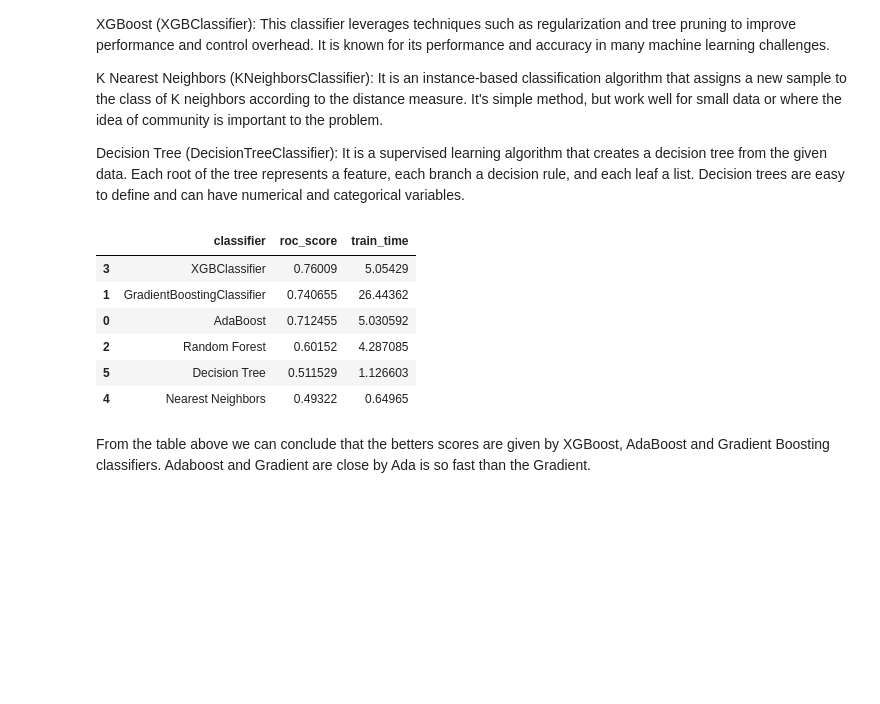
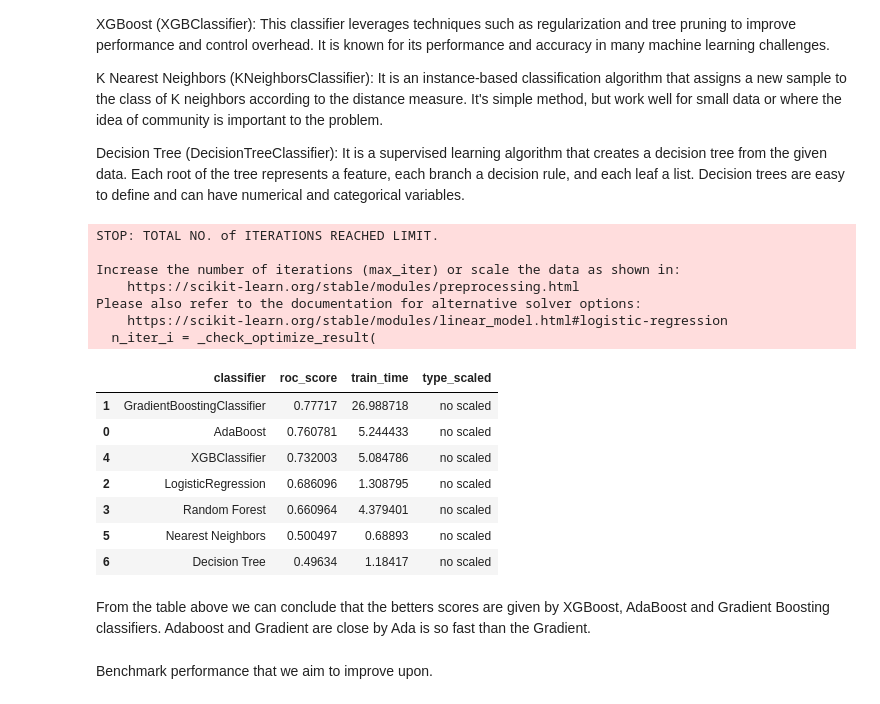
Before and after one commit to olgaferro/Bertelsmann-Arvato-Project, a Jupyter notebook: Arvato Project Workbook.ipynb, the cells around one changed output. Saved outputs shown, nothing was run; the diff lists cells and outputs as text; code cells hidden in the pictures; blank space fills up the shorter version.

```diff
--- a/Arvato Project Workbook.ipynb
+++ b/Arvato Project Workbook.ipynb
@@ -1262,7 +1313,7 @@ mailout_train.head(10)
 ## Part 2: b)Cleanning data
 # %%
 # Cleaning data
-mailout_train=processData(mailout_train,dias_attributes_val_new,30,'mailout_train')
+mailout_train_processed = processData(mailout_train,dias_attributes_val_new,30,'mailout_train')
 # %% [output]
 1. Replacing X, XX with NaN
 2. Dropping rows with missing values higher than 30
@@ -1328,5 +1375,5 @@ In a binary classification problem, where the goal is to predict between two cla
 The cross validation strategy: we will use Stratified KFold, a variation of KFold that returns stratified folds. The folds are made by preserving the percentage of samples for each class.
 # %%
 
-mailout_train_Y = pd.DataFrame(mailout_train['RESPONSE'].values,columns=['RESPONSE'])
-mailout_train_X = mailout_train.drop(['RESPONSE', 'LNR'],axis=1)
+mailout_train_Y = pd.DataFrame(mailout_train_processed['RESPONSE'].values,columns=['RESPONSE'])#labels
+mailout_train_X = mailout_train_processed.drop(['RESPONSE', 'LNR'],axis=1)
@@ -1393,6 +1447,7 @@ Decision trees are easy to define and can have numerical and categorical variabl
 classifiers = [
     ("AdaBoost", AdaBoostClassifier(random_state=42)),
     ("GradientBoostingClassifier", GradientBoostingClassifier(random_state=42)),
+    ("LogisticRegression",LogisticRegression(random_state=42)),
     ("Random Forest", RandomForestClassifier(random_state=42)),
     ("XGBClassifier",xgb.XGBClassifier(random_state=42)),
     ("Nearest Neighbors", KNeighborsClassifier(3)),
@@ -1400,7 +1455,7 @@ classifiers = [
 
 ]
 # %%
-def executeClassifiers(classifiers, X_train, y_train, X_val, y_val):
+def executeClassifiers(classifiers, X_train, y_train, X_val, y_val, type_scaled):
 
     '''
     Choose every classifier from a list of classifier and train the data with model choosen
@@ -1411,6 +1466,7 @@ def executeClassifiers(classifiers, X_train, y_train, X_val, y_val):
     :y_train-> training labels
     :X_val-> validation data
     :y_val-> validation labels
+    :type_scaled-> what kind of scaled we used
 
     :returns-> dataframe of results for comparison
     '''
@@ -1418,7 +1474,8 @@ def executeClassifiers(classifiers, X_train, y_train, X_val, y_val):
     result={
     'classifier':[],
     'roc_score':[],
-    'train_time':[]
+    'train_time':[],
+    'type_scaled':[]
     }
 
 
@@ -1428,6 +1485,8 @@ def executeClassifiers(classifiers, X_train, y_train, X_val, y_val):
         result['classifier'].append(name)
         result['roc_score'].append(roc_score)
         result['train_time'].append(t)
+        result['type_scaled'].append(type_scaled)
+
 
     results_df = pd.DataFrame.from_dict(result, orient='index').transpose()
     results_df.sort_values(by=['roc_score','train_time'],ascending=False,inplace=True)
@@ -1435,14 +1494,23 @@ def executeClassifiers(classifiers, X_train, y_train, X_val, y_val):
     return results_df
 # %%
 
-executeClassifiers(classifiers, X_train, y_train, X_val, y_val)
+df_no_scaled = executeClassifiers(classifiers, X_train, y_train, X_val, y_val,'no scaled')
+df_no_scaled
 # %% [output]
+STOP: TOTAL NO. of ITERATIONS REACHED LIMIT.
+
+Increase the number of iterations (max_iter) or scale the data as shown in:
+    https://scikit-learn.org/stable/modules/preprocessing.html
+Please also refer to the documentation for alternative solver options:
+    https://scikit-learn.org/stable/modules/linear_model.html#logistic-regression
+  n_iter_i = _check_optimize_result(
-|  | classifier | roc_score | train_time |
-| 3 | XGBClassifier | 0.76009 | 5.05429 |
-| 1 | GradientBoostingClassifier | 0.740655 | 26.44362 |
-| 0 | AdaBoost | 0.712455 | 5.030592 |
-| 2 | Random Forest | 0.60152 | 4.287085 |
-| 5 | Decision Tree | 0.511529 | 1.126603 |
-| 4 | Nearest Neighbors | 0.49322 | 0.64965 |
+|  | classifier | roc_score | train_time | type_scaled |
+| 1 | GradientBoostingClassifier | 0.77717 | 26.988718 | no scaled |
+| 0 | AdaBoost | 0.760781 | 5.244433 | no scaled |
+| 4 | XGBClassifier | 0.732003 | 5.084786 | no scaled |
+| 2 | LogisticRegression | 0.686096 | 1.308795 | no scaled |
+| 3 | Random Forest | 0.660964 | 4.379401 | no scaled |
+| 5 | Nearest Neighbors | 0.500497 | 0.68893 | no scaled |
+| 6 | Decision Tree | 0.49634 | 1.18417 | no scaled |
 # %% [markdown]
 From the table above we can conclude that the betters scores are given by  XGBoost, AdaBoost and Gradient Boosting classifiers. Adaboost and Gradient are close by Ada is so fast than the Gradient.
@@ -1448,0 +1519,2 @@ From the table above we can conclude that the betters scores are given by  XGBoo
+# %% [markdown]
+Benchmark performance that we aim to improve upon.
```
Also changed, not shown: parts of 49 cells of this notebook, 1 other file.
